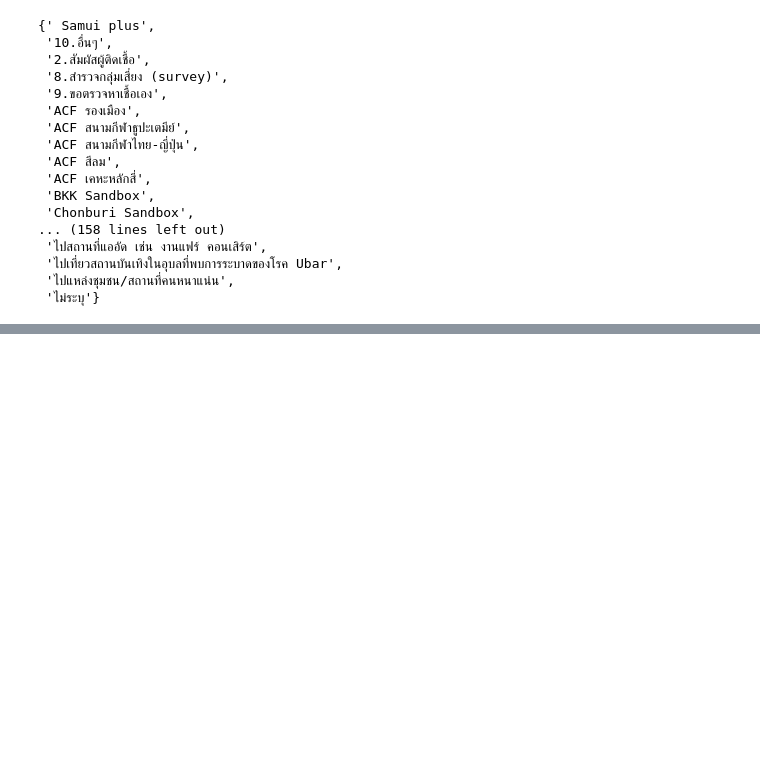
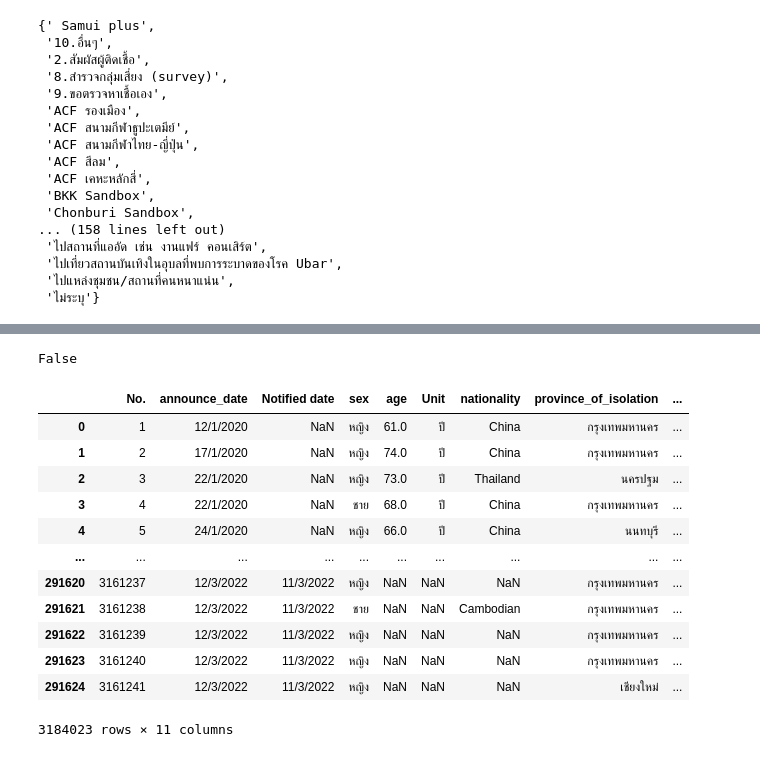
Before and after one commit to kittimaxz/data_viz_2022, a Jupyter notebook: Project.ipynb, the cells around one changed output, grey strips where cells are left out. Cells and saved outputs as stored; diff of their text form; code cells hidden in the pictures; blank space fills up the shorter version.

```diff
--- a/Project.ipynb
+++ b/Project.ipynb
@@ -401,0 +461,3 @@ data_covid['risk'].replace({' Samui plus':'Samui Plus',
+# %%
+data_covid[['province_of_onset']] = data_covid[['province_of_onset']].fillna(value={'province_of_onset':'กรุงเทพมหานคร'}) # แทนค่า mode ในค่า missing
+data_covid[['province_of_onset']]
@@ -499,0 +851,20 @@ data_covid['province_of_onset'].replace({'กระบี่ี่':'กระ
+# %%
+data_covid['province_of_onset'].isnull().any()
+# %% [output]
+False
+# %%
+data_covid
+# %% [output]
+|  | No. | announce_date | Notified date | sex | age | Unit | nationality | province_of_isolation | ... |
+| 0 | 1 | 12/1/2020 | NaN | หญิง | 61.0 | ปี | China | กรุงเทพมหานคร | ... |
+| 1 | 2 | 17/1/2020 | NaN | หญิง | 74.0 | ปี | China | กรุงเทพมหานคร | ... |
+| 2 | 3 | 22/1/2020 | NaN | หญิง | 73.0 | ปี | Thailand | นครปฐม | ... |
+| 3 | 4 | 22/1/2020 | NaN | ชาย | 68.0 | ปี | China | กรุงเทพมหานคร | ... |
+| 4 | 5 | 24/1/2020 | NaN | หญิง | 66.0 | ปี | China | นนทบุรี | ... |
+| ... | ... | ... | ... | ... | ... | ... | ... | ... | ... |
+| 291620 | 3161237 | 12/3/2022 | 11/3/2022 | หญิง | NaN | NaN | NaN | กรุงเทพมหานคร | ... |
+| 291621 | 3161238 | 12/3/2022 | 11/3/2022 | ชาย | NaN | NaN | Cambodian | กรุงเทพมหานคร | ... |
+| 291622 | 3161239 | 12/3/2022 | 11/3/2022 | หญิง | NaN | NaN | NaN | กรุงเทพมหานคร | ... |
+| 291623 | 3161240 | 12/3/2022 | 11/3/2022 | หญิง | NaN | NaN | NaN | กรุงเทพมหานคร | ... |
+| 291624 | 3161241 | 12/3/2022 | 11/3/2022 | หญิง | NaN | NaN | NaN | เชียงใหม่ | ... |
+3184023 rows × 11 columns
```
Also changed, not shown: parts of 27 cells of this notebook.
